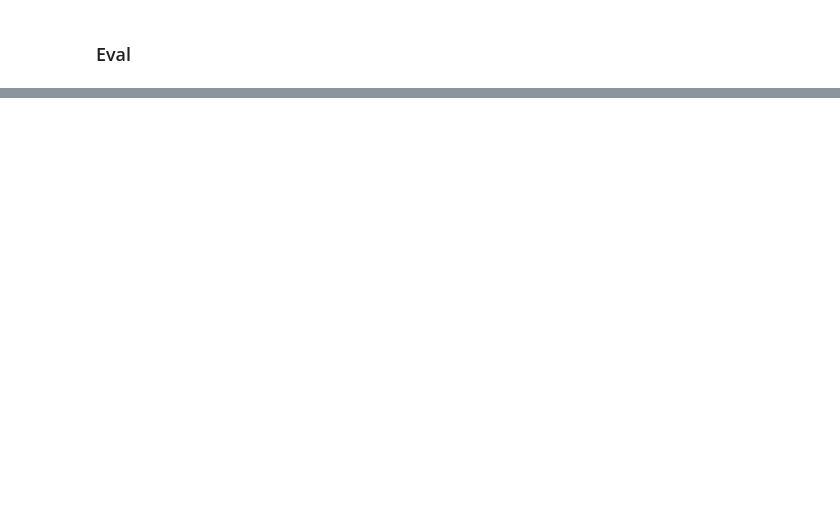
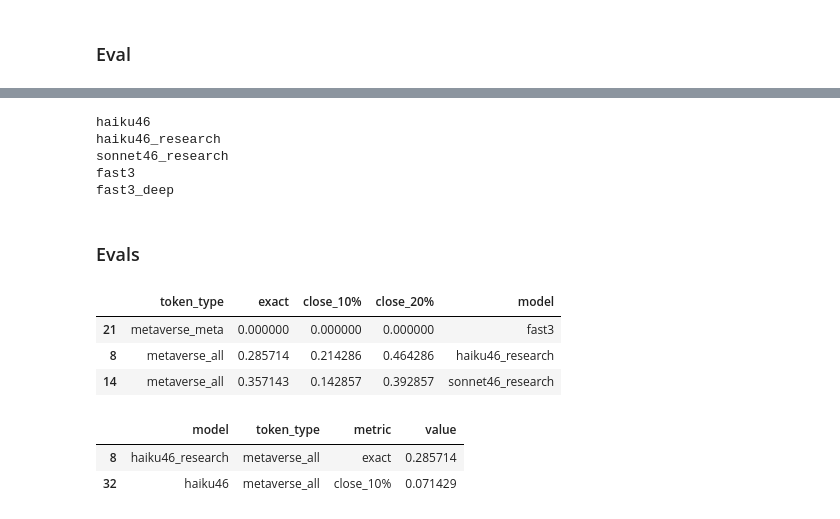
Before and after one commit to map222/vibe-arbitrage, a Jupyter notebook: GradStudentEval.ipynb, the cells around one changed output, grey strips where cells are left out. Cells and saved outputs as stored; diff of their text form; code cells hidden in the pictures; blank space fills up the shorter version.

```diff
--- a/GradStudentEval.ipynb
+++ b/GradStudentEval.ipynb
@@ -329,0 +421,60 @@ ves_evals
+# %%
+data = {}
+data['haiku46'] = pd.read_csv(eval_loc + 'earnings_transcripts/claude_haiku_46_earnings_y6.tsv', sep = '\t')
+data['haiku46_research'] = pd.read_csv(eval_loc + 'earnings_transcripts/claude_haiku_research_46_earnings_y6.tsv', sep = '\t')
+data['sonnet46_research'] = pd.read_csv(eval_loc + 'earnings_transcripts/claude_sonnet_research_46_earnings_y6.tsv', sep = '\t')
+data['fast3'] = pd.read_csv(eval_loc + 'earnings_transcripts/gemini_fast_3_earnings_y6.tsv', sep = '\t')
+data['fast3_deep'] = pd.read_csv(eval_loc + 'earnings_transcripts/gemini_fast_deep_3_earnings.tsv', sep = '\t')
+# %%
+merges = {}
+models = ['haiku46', 'haiku46_research', 'sonnet46_research', 'fast3', 'fast3_deep']
+
+for model in models:
+    print(model)
+    merges[model] = data[model].merge(earnings_eval_pdf, on = 'quarter', how='right', suffixes = ('_student', '_eval'))
+# %% [output]
+haiku46
+haiku46_research
+sonnet46_research
+fast3
+fast3_deep
+# %% [markdown]
+### Evals
+# %%
+stat_default = {'exact': {'ai_all':0.0, 'ai_meta':0.0, 'metaverse_all':0.0, 'metaverse_meta':0.0, 'reels_all':0.0, 'reels_meta':0.0},
+                'close_10%':{'ai_all':0.0, 'ai_meta':0.0, 'metaverse_all':0.0, 'metaverse_meta':0.0, 'reels_all':0.0, 'reels_meta':0.0},
+                'close_20%':{'ai_all':0.0, 'ai_meta':0.0, 'metaverse_all':0.0, 'metaverse_meta':0.0, 'reels_all':0.0, 'reels_meta':0.0},
+                    }
+earnings_evals = { }
+earnings_evals = {'haiku46':copy.deepcopy(stat_default),
+                  'haiku46_research':copy.deepcopy(stat_default),
+                   'sonnet46':copy.deepcopy(stat_default),
+                   'sonnet46_research':copy.deepcopy(stat_default),
+                   'opus':copy.deepcopy(stat_default),
+                   'fast3':copy.deepcopy(stat_default),
+                   'fast3_deep':copy.deepcopy(stat_default),
+                   'thinking3':copy.deepcopy(stat_default)
+                            }
+earnings_cols = ['ai_all',	'ai_meta',	'metaverse_all'	,'metaverse_meta',	'reels_all',	'reels_meta']
+for col in earnings_cols:
+    for model in models:
+        earnings_evals[model]['exact'][col] =( merges[model][col + '_student'] == merges[model][col + '_eval']).sum() / len(merges[model])
+        earnings_evals[model]['close_10%'][col] = is_close( merges[model][col + '_student'],  merges[model][col + '_eval'], 0.1).sum() / len(merges[model])
+
+        earnings_evals[model]['close_20%'][col] = is_close( merges[model][col + '_student'],  merges[model][col + '_eval'], 0.2).sum() / len(merges[model])
+# %%
+earnings_eval_pdf = pd.concat([pd.DataFrame(earnings_evals[model]).assign(model = model) for model in models]).reset_index()
+earnings_eval_pdf.columns = ['token_type', 'exact','close_10%', 'close_20%', 'model']
+earnings_eval_pdf.sample(3)
+# %% [output]
+|  | token_type | exact | close_10% | close_20% | model |
+| 21 | metaverse_meta | 0.000000 | 0.000000 | 0.000000 | fast3 |
+| 8 | metaverse_all | 0.285714 | 0.214286 | 0.464286 | haiku46_research |
+| 14 | metaverse_all | 0.357143 | 0.142857 | 0.392857 | sonnet46_research |
+# %%
+earnings_eval_plot_pdf = pd.melt(earnings_eval_pdf, id_vars = ['model', 'token_type'], value_vars = ['exact', 'close_10%', 'close_20%'], var_name = 'metric', value_name = 'value')
+earnings_eval_plot_pdf.sample(2)
+# %% [output]
+|  | model | token_type | metric | value |
+| 8 | haiku46_research | metaverse_all | exact | 0.285714 |
+| 32 | haiku46 | metaverse_all | close_10% | 0.071429 |
```
Also changed, not shown: parts of 40 cells of this notebook, 6 other files.
